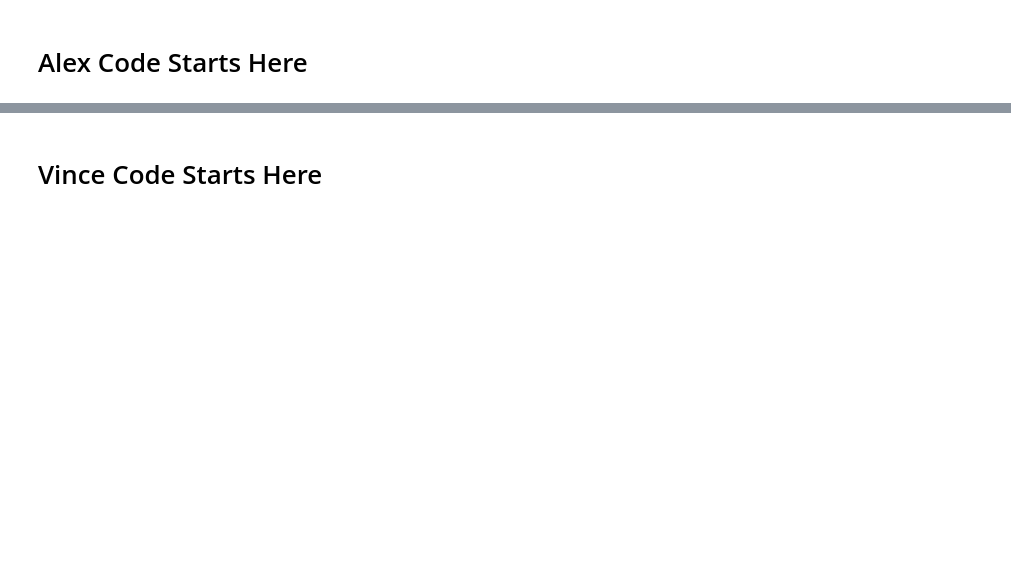
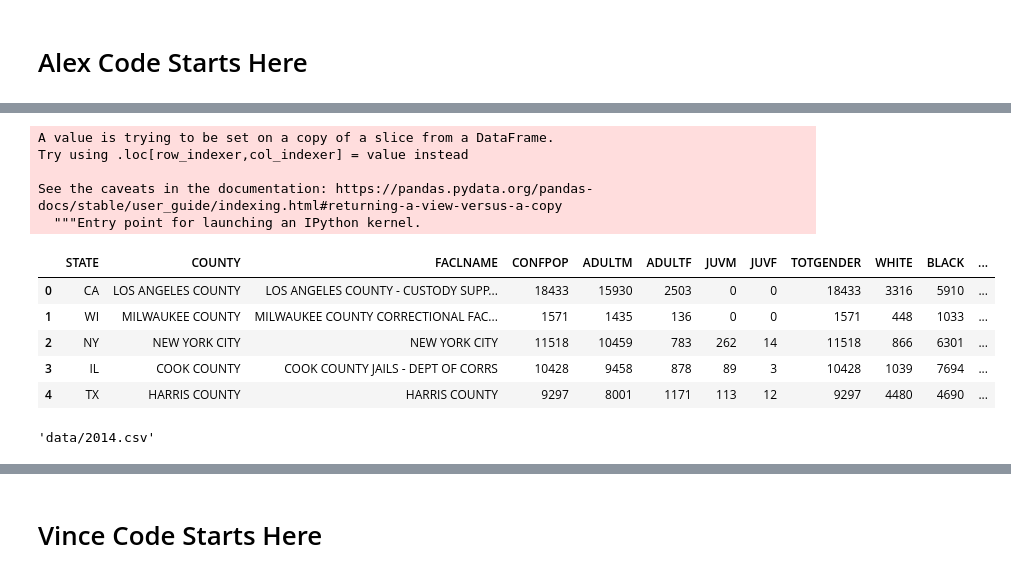
Before and after one commit to Wynndom111/Group-4-Project-2, a Jupyter notebook: Data Cleaning.ipynb, the cells around one changed output, grey strips where cells are left out. Drawn from its saved outputs; the diff is of its cells as text; code cells hidden in the pictures; blank space fills up the shorter version.

```diff
--- a/Data Cleaning.ipynb
+++ b/Data Cleaning.ipynb
@@ -27,0 +154,17 @@ data8.head()
+# %%
+data2013['YEAR'] = '2013'
+# %% [output]
+A value is trying to be set on a copy of a slice from a DataFrame.
+Try using .loc[row_indexer,col_indexer] = value instead
+
+See the caveats in the documentation: https://pandas.pydata.org/pandas-docs/stable/user_guide/indexing.html#returning-a-view-versus-a-copy
+  """Entry point for launching an IPython kernel.
+# %%
+data2013.head()
+# %% [output]
+|  | STATE | COUNTY | FACLNAME | CONFPOP | ADULTM | ADULTF | JUVM | JUVF | TOTGENDER | WHITE | BLACK | ... |
+| 0 | CA | LOS ANGELES COUNTY | LOS ANGELES COUNTY - CUSTODY SUPP... | 18433 | 15930 | 2503 | 0 | 0 | 18433 | 3316 | 5910 | ... |
+| 1 | WI | MILWAUKEE COUNTY | MILWAUKEE COUNTY CORRECTIONAL FAC... | 1571 | 1435 | 136 | 0 | 0 | 1571 | 448 | 1033 | ... |
+| 2 | NY | NEW YORK CITY | NEW YORK CITY | 11518 | 10459 | 783 | 262 | 14 | 11518 | 866 | 6301 | ... |
+| 3 | IL | COOK COUNTY | COOK COUNTY JAILS - DEPT OF CORRS | 10428 | 9458 | 878 | 89 | 3 | 10428 | 1039 | 7694 | ... |
+| 4 | TX | HARRIS COUNTY | HARRIS COUNTY | 9297 | 8001 | 1171 | 113 | 12 | 9297 | 4480 | 4690 | ... |
@@ -27,0 +173,4 @@ data8.head()
+# %%
+data14_csv
+# %% [output]
+'data/2014.csv'
```
Also changed, not shown: parts of 29 cells of this notebook, 1 other file.
